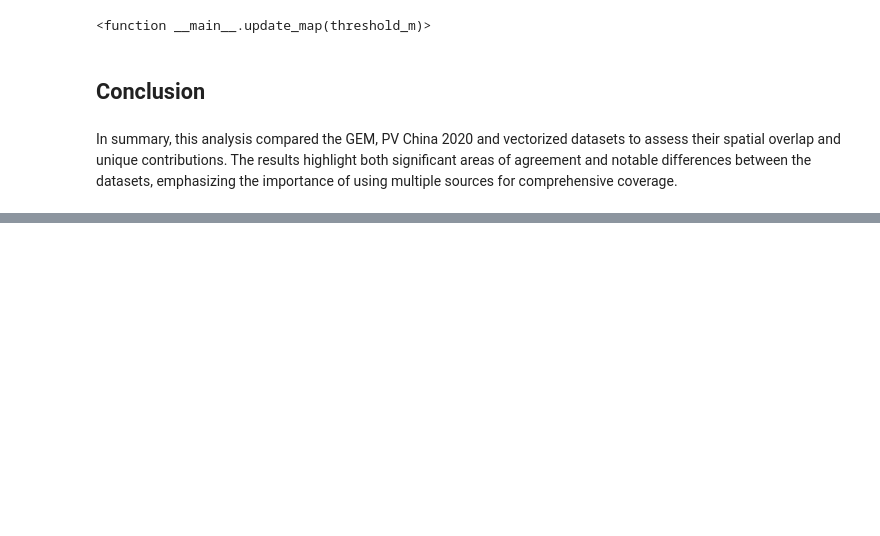
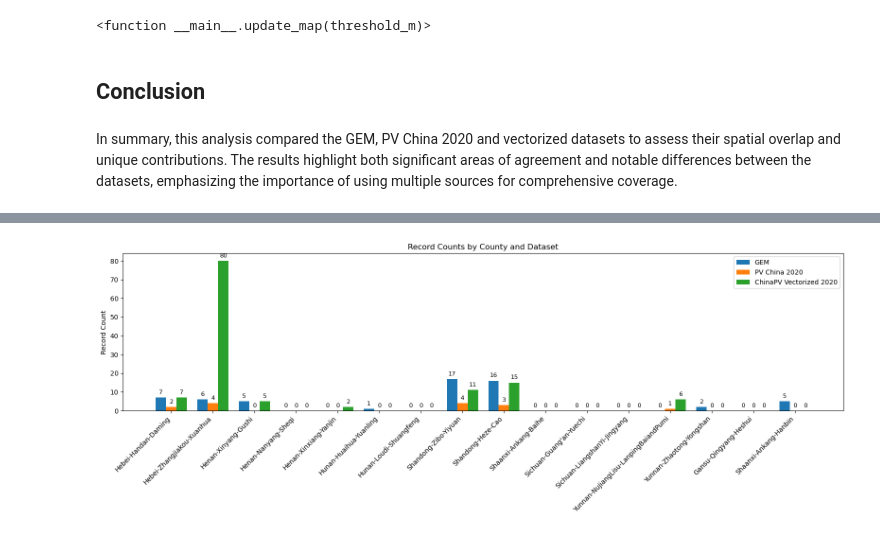
Before and after one commit to XinranHf/solar-data-china, a Jupyter notebook: scripts/analysis/compare_datasets.ipynb, the cells around one changed output, grey strips where cells are left out. Cells and saved outputs as stored; diff of their text form; code cells hidden in the pictures; blank space fills up the shorter version.

```diff
--- a/scripts/analysis/compare_datasets.ipynb
+++ b/scripts/analysis/compare_datasets.ipynb
@@ -527,0 +529,8 @@ In summary, this analysis compared the GEM, PV China 2020 and vectorized dataset
+# %%
+# Read the focus_counties.csv file
+focus_df = pd.read_csv("../../focus_counties.csv")
+
+# Get the County and Prefecture columns
+focus_counties = focus_df[["province","prefecture","county"]]
+
+focus_counties
@@ -527,0 +691,33 @@ In summary, this analysis compared the GEM, PV China 2020 and vectorized dataset
+# %%
+# Plot county_count_records using the county_counts_df DataFrame
+
+county_counts_df['label'] = county_counts_df.apply(
+    lambda row: f"{row['province']}-{row['prefecture']}-{row['county']}", axis=1
+)
+
+x = range(len(county_counts_df))
+width = 0.25
+
+plt.figure(figsize=(16, 6))
+bars_gem = plt.bar([i - width for i in x], county_counts_df['GEM_count'], width=width, label='GEM')
+bars_pvchina = plt.bar(x, county_counts_df['PVChina2020_count'], width=width, label='PV China 2020')
+bars_chinapvvec = plt.bar([i + width for i in x], county_counts_df['ChinaPV_Vectorized2020_count'], width=width, label='ChinaPV Vectorized 2020')
+
+# Add count above each bar
+for bars in [bars_gem, bars_pvchina, bars_chinapvvec]:
+    for bar in bars:
+        height = bar.get_height()
+        plt.annotate(f'{int(height)}',
+                     xy=(bar.get_x() + bar.get_width() / 2, height),
+                     xytext=(0, 3),  # 3 points vertical offset
+                     textcoords="offset points",
+                     ha='center', va='bottom', fontsize=9)
+
+plt.xticks(x, county_counts_df['label'], rotation=45, ha='right')
+plt.ylabel('Record Count')
+plt.title('Record Counts by County and Dataset')
+plt.legend()
+plt.tight_layout()
+plt.show()
+# %% [output]
+[figure, added]
```
Also changed, not shown: parts of 4 cells of this notebook, 28 other files.
